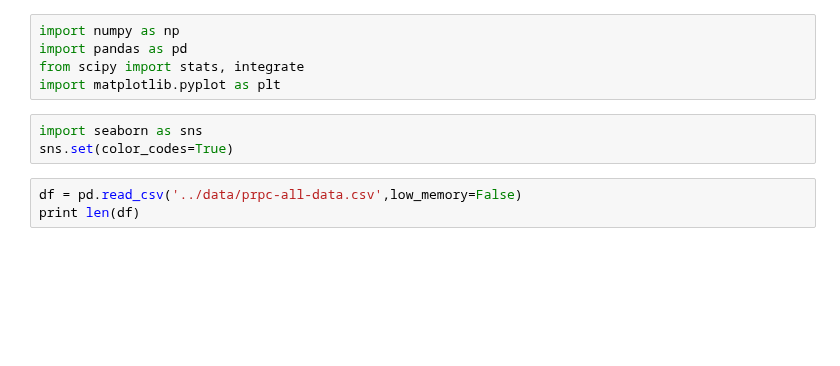
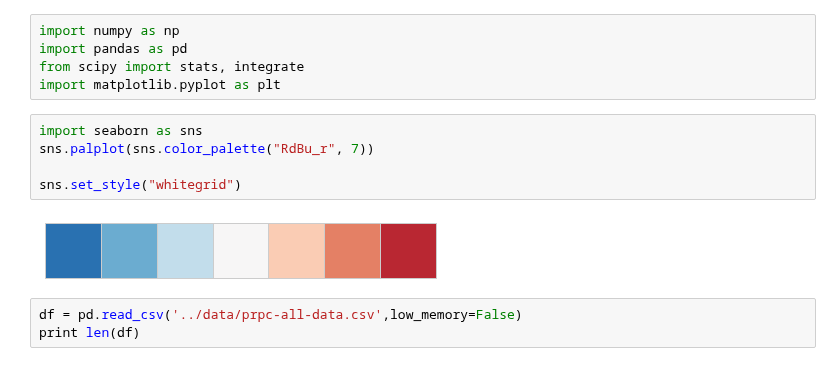
Before and after one commit to dedeco/bigclima-project, a Jupyter notebook: notebooks/graphs-amrp.ipynb, the cells around one changed output. Saved outputs shown, nothing was run; the diff lists cells and outputs as text; blank space fills up the shorter version.

```diff
--- a/notebooks/graphs-amrp.ipynb
+++ b/notebooks/graphs-amrp.ipynb
@@ -7,7 +7,11 @@ from scipy import stats, integrate
 import matplotlib.pyplot as plt
 # %%
 import seaborn as sns
-sns.set(color_codes=True)
+sns.palplot(sns.color_palette("RdBu_r", 7))
+
+sns.set_style("whitegrid")
+# %% [output]
+[figure, added]
 # %%
 df = pd.read_csv('../data/prpc-all-data.csv',low_memory=False)
 print len(df)
```
Also changed, not shown: parts of 2 cells of this notebook, 11 other files.
